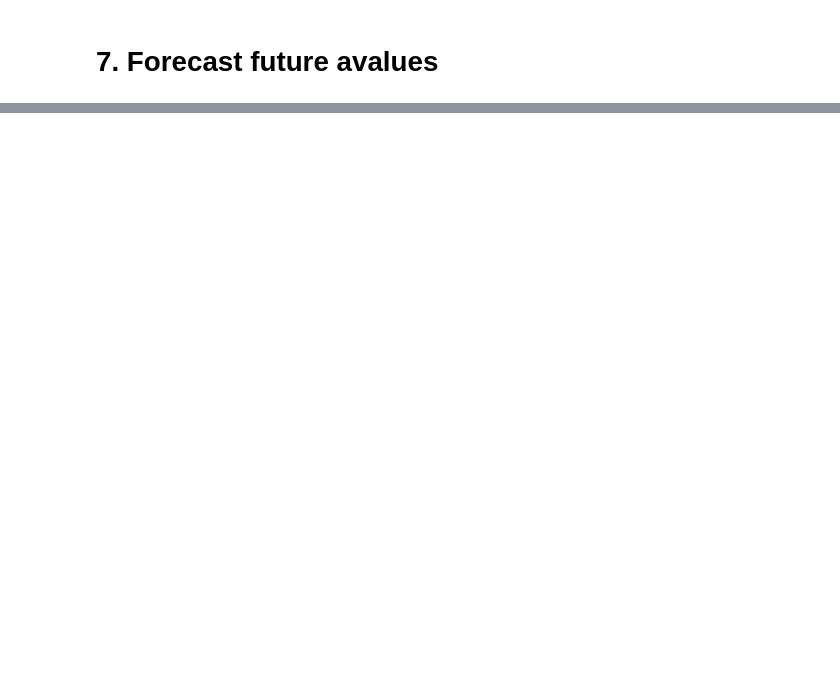
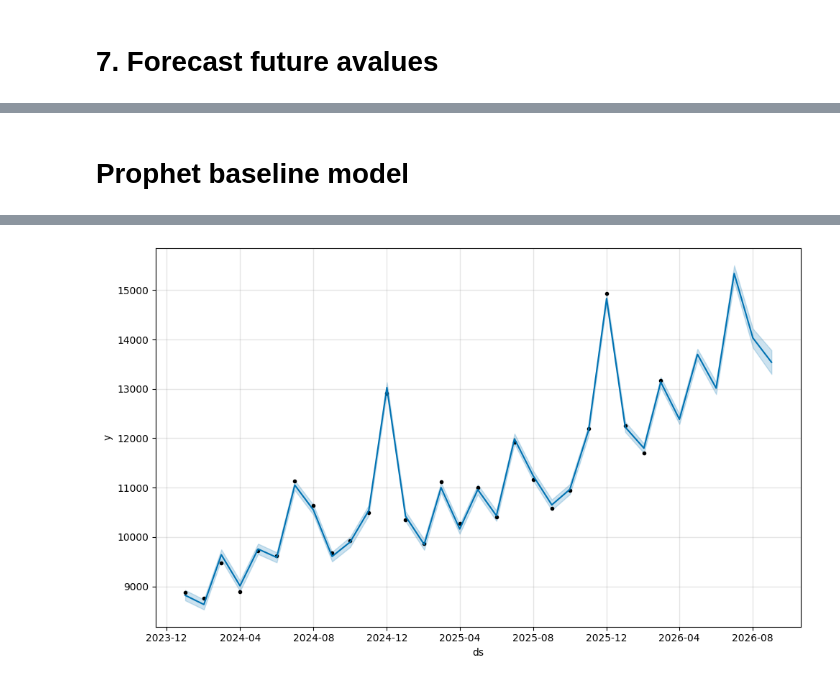
Before and after one commit to FerCorcuera/BCRP-ANALYTICS, a Jupyter notebook: payment-system/notebooks/ps_market_forecasting.ipynb, the cells around one changed output, grey strips where cells are left out. Drawn from its saved outputs; the diff is of its cells as text; code cells hidden in the pictures; blank space fills up the shorter version.

```diff
--- a/payment-system/notebooks/ps_market_forecasting.ipynb
+++ b/payment-system/notebooks/ps_market_forecasting.ipynb
@@ -329,0 +359,26 @@ plt.show()
+# %% [markdown]
+# Prophet baseline model
+# %%
+from prophet import Prophet
+
+df_prophet = (
+    df_forecast[["monto_total_adqfac"]]
+    .reset_index()
+    .rename(columns={"period": "ds", "monto_total_adqfac": "y"})
+)
+
+model = Prophet(
+    yearly_seasonality=True,
+    weekly_seasonality=False,
+    daily_seasonality=False,
+    seasonality_mode="multiplicative",
+)
+
+model.fit(df_prophet)
+
+future = model.make_future_dataframe(periods=6, freq="MS")
+
+forecast = model.predict(future)
+plt.style.use("default")
+fig = model.plot(forecast)
+# %% [output]
@@ -329,0 +387 @@ plt.show()
+[figure, added]
```
Also changed, not shown: parts of 7 cells of this notebook, 2 other files.
